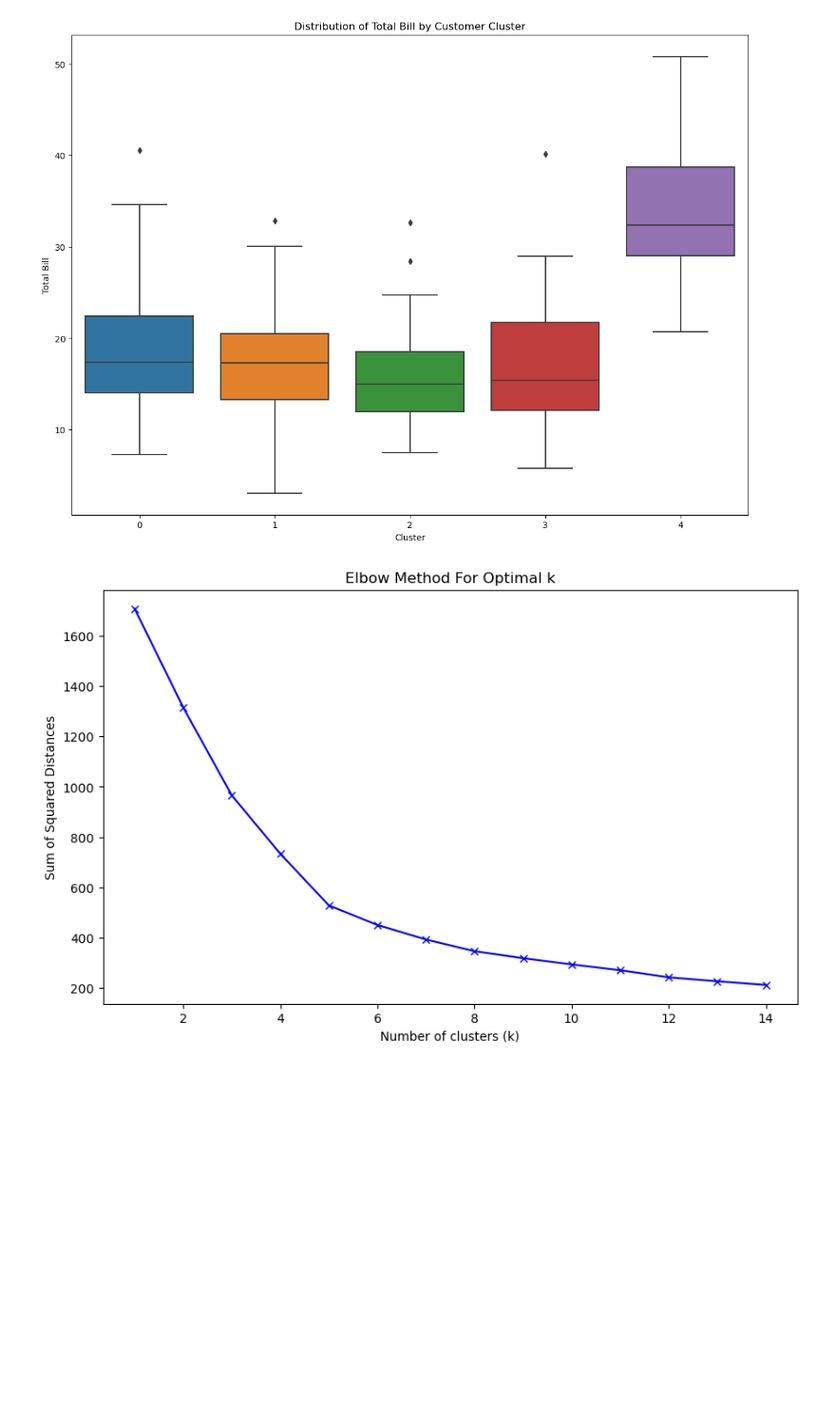
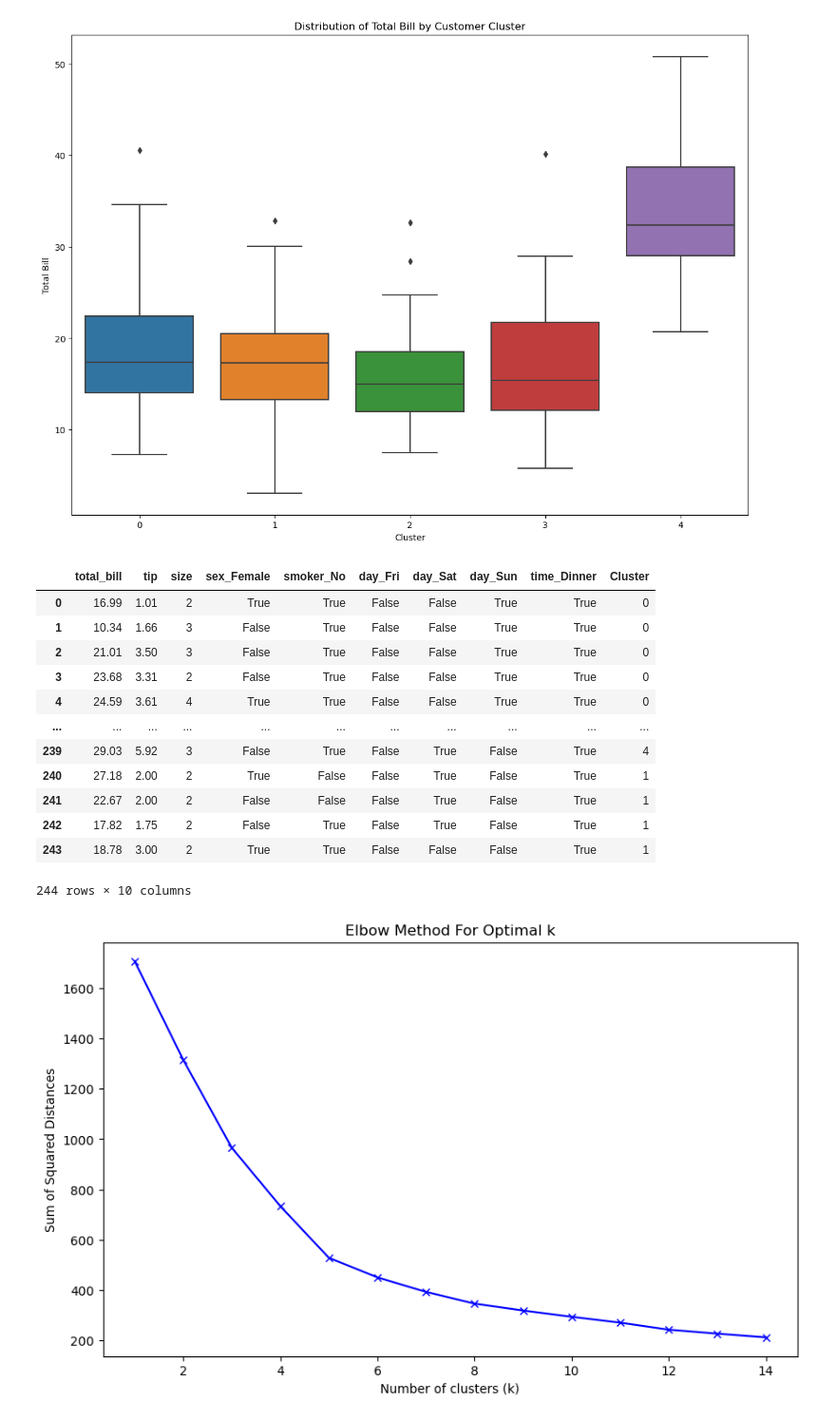
Before and after one commit to luisejdm/Analisis_de_datos_financieros_y_de_diseno_de_indicadores, a Jupyter notebook: Reportes/reporte04.ipynb, the cells around one changed output. Shown: that part at 95% size. Drawn from its saved outputs; the diff is of its cells as text; code cells hidden in the pictures; blank space fills up the shorter version.

```diff
--- a/Reportes/reporte04.ipynb
+++ b/Reportes/reporte04.ipynb
@@ -159,6 +159,22 @@ plt.title('Distribution of Total Bill by Customer Cluster')
 plt.show()
 # %% [output]
 [figure]
+# %%
+data_encoded
+# %% [output]
+|  | total_bill | tip | size | sex_Female | smoker_No | day_Fri | day_Sat | day_Sun | time_Dinner | Cluster |
+| 0 | 16.99 | 1.01 | 2 | True | True | False | False | True | True | 0 |
+| 1 | 10.34 | 1.66 | 3 | False | True | False | False | True | True | 0 |
+| 2 | 21.01 | 3.50 | 3 | False | True | False | False | True | True | 0 |
+| 3 | 23.68 | 3.31 | 2 | False | True | False | False | True | True | 0 |
+| 4 | 24.59 | 3.61 | 4 | True | True | False | False | True | True | 0 |
+| ... | ... | ... | ... | ... | ... | ... | ... | ... | ... | ... |
+| 239 | 29.03 | 5.92 | 3 | False | True | False | True | False | True | 4 |
+| 240 | 27.18 | 2.00 | 2 | True | False | False | True | False | True | 1 |
+| 241 | 22.67 | 2.00 | 2 | False | False | False | True | False | True | 1 |
+| 242 | 17.82 | 1.75 | 2 | False | True | False | True | False | True | 1 |
+| 243 | 18.78 | 3.00 | 2 | True | True | False | False | False | True | 1 |
+244 rows × 10 columns
 # %%
 # Determinar el número óptimo de clusters usando el método del codo
 sum_of_squared_distances = []
```
Also changed, not shown: parts of 1 cell of this notebook, 3 other files.
